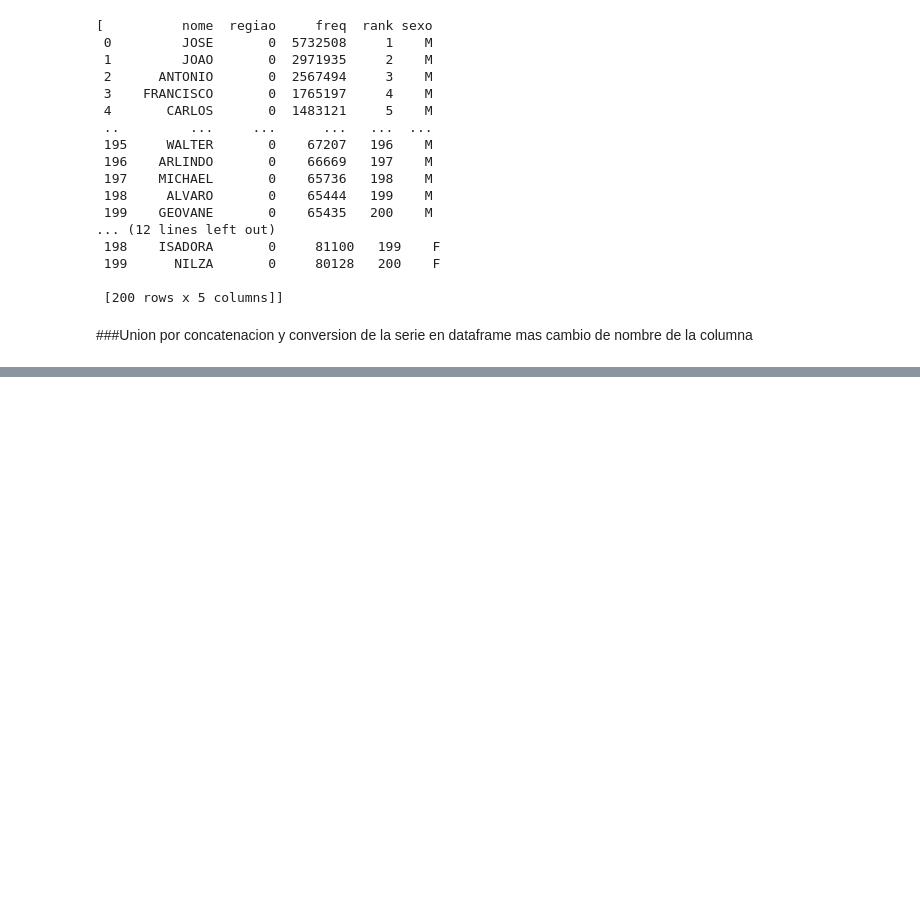
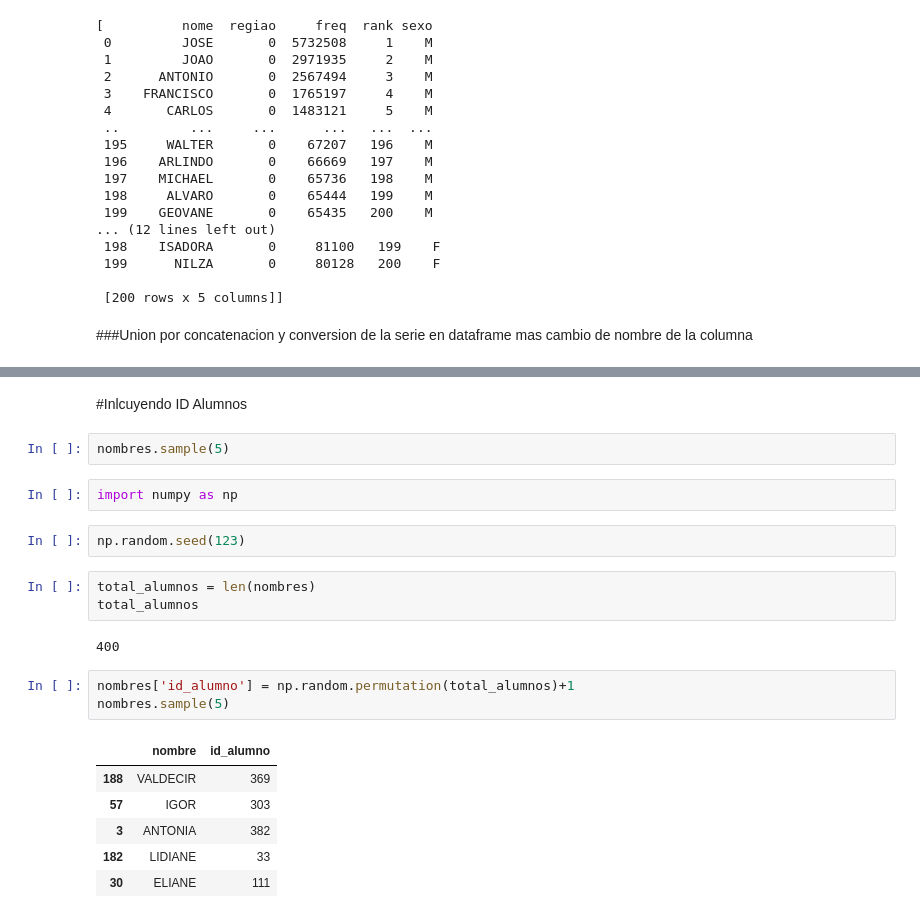
Before and after one commit to AdrianCPC/DS_Students_data_01, a Jupyter notebook: Capitulo1.ipynb, the cells around one changed output, grey strips where cells are left out. Cells and saved outputs as stored; diff of their text form; blank space fills up the shorter version.

```diff
--- a/Capitulo1.ipynb
+++ b/Capitulo1.ipynb
@@ -51,0 +54,23 @@ nombres.sample(5)
+# %% [markdown]
+#Inlcuyendo ID Alumnos
+# %%
+nombres.sample(5)
+# %%
+import numpy as np
+# %%
+np.random.seed(123)
+# %%
+total_alumnos = len(nombres)
+total_alumnos
+# %% [output]
+400
+# %%
+nombres['id_alumno'] = np.random.permutation(total_alumnos)+1
+nombres.sample(5)
+# %% [output]
+|  | nombre | id_alumno |
+| 188 | VALDECIR | 369 |
+| 57 | IGOR | 303 |
+| 3 | ANTONIA | 382 |
+| 182 | LIDIANE | 33 |
+| 30 | ELIANE | 111 |
```
Also changed, not shown: parts of 20 cells of this notebook.
